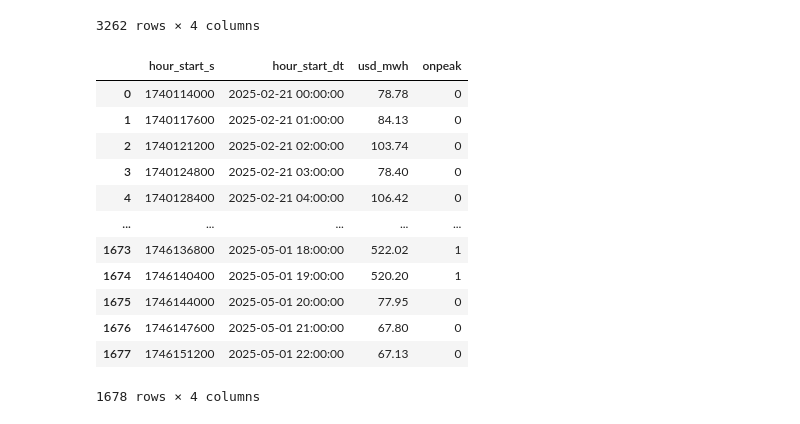
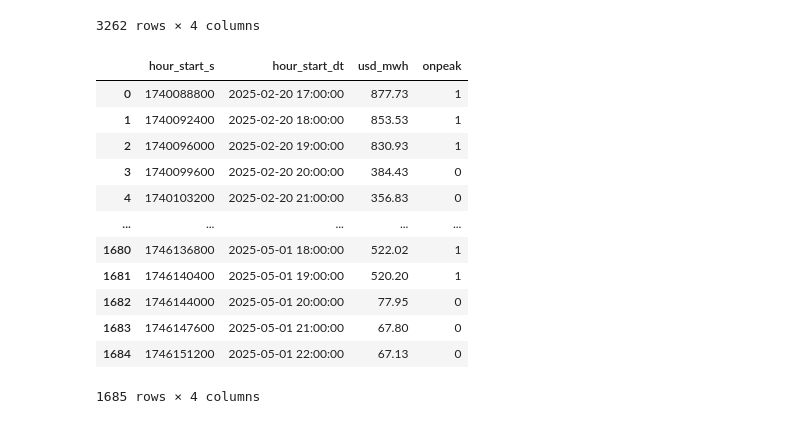
Before and after one commit to thegridelectric/visualizer, a Jupyter notebook: visualizer_api/savings.ipynb, the cells around one changed output. Drawn from its saved outputs; the diff is of its cells as text; code cells hidden in the pictures.

```diff
--- a/visualizer_api/savings.ipynb
+++ b/visualizer_api/savings.ipynb
@@ -33,34 +33,34 @@ display(energy_df)
 # %%
 df = pd.read_csv('price_forecast_dates.csv')
 data = {
     'hour_start_s': [int(x) for x in list(df['unix_s'])],
     'usd_mwh': [x+y for x,y in zip(list(df['tariff']), list(df['lmp']))],
 }
 
 data['hour_start_dt'] = [pendulum.from_timestamp(x, tz='America/New_York') for x in data['hour_start_s']]
 data['onpeak'] = [1 if x.weekday() < 5 and x.hour in [7,8,9,10,11,16,17,18,19] else 0 for x in data['hour_start_dt']]
-data['hour_start_cropped'] = [x for x in data['hour_start_dt'] if x >= pendulum.datetime(2025, 2, 21, tz='America/New_York')]
+data['hour_start_cropped'] = [x for x in data['hour_start_dt'] if x >= pendulum.datetime(2024, 9, 1, tz='America/New_York')]
 data['hour_start_cropped'] = [x.to_datetime_string() for x in data['hour_start_cropped']]
 
 offset = len(data['usd_mwh']) - len(data['hour_start_cropped'])
 data = {'hour_start_s': data['hour_start_s'][offset:], 'hour_start_dt': data['hour_start_cropped'], 'usd_mwh': data['usd_mwh'][offset:], 'onpeak': data['onpeak'][offset:]}
 
 prices_df = pd.DataFrame(data)
 display(prices_df)
 # %% [output]
 |  | hour_start_s | hour_start_dt | usd_mwh | onpeak |
-| 0 | 1740114000 | 2025-02-21 00:00:00 | 78.78 | 0 |
-| 1 | 1740117600 | 2025-02-21 01:00:00 | 84.13 | 0 |
-| 2 | 1740121200 | 2025-02-21 02:00:00 | 103.74 | 0 |
-| 3 | 1740124800 | 2025-02-21 03:00:00 | 78.40 | 0 |
-| 4 | 1740128400 | 2025-02-21 04:00:00 | 106.42 | 0 |
+| 0 | 1740088800 | 2025-02-20 17:00:00 | 877.73 | 1 |
+| 1 | 1740092400 | 2025-02-20 18:00:00 | 853.53 | 1 |
+| 2 | 1740096000 | 2025-02-20 19:00:00 | 830.93 | 1 |
+| 3 | 1740099600 | 2025-02-20 20:00:00 | 384.43 | 0 |
+| 4 | 1740103200 | 2025-02-20 21:00:00 | 356.83 | 0 |
 | ... | ... | ... | ... | ... |
-| 1673 | 1746136800 | 2025-05-01 18:00:00 | 522.02 | 1 |
-| 1674 | 1746140400 | 2025-05-01 19:00:00 | 520.20 | 1 |
-| 1675 | 1746144000 | 2025-05-01 20:00:00 | 77.95 | 0 |
-| 1676 | 1746147600 | 2025-05-01 21:00:00 | 67.80 | 0 |
-| 1677 | 1746151200 | 2025-05-01 22:00:00 | 67.13 | 0 |
+| 1680 | 1746136800 | 2025-05-01 18:00:00 | 522.02 | 1 |
+| 1681 | 1746140400 | 2025-05-01 19:00:00 | 520.20 | 1 |
+| 1682 | 1746144000 | 2025-05-01 20:00:00 | 77.95 | 0 |
+| 1683 | 1746147600 | 2025-05-01 21:00:00 | 67.80 | 0 |
+| 1684 | 1746151200 | 2025-05-01 22:00:00 | 67.13 | 0 |
-1678 rows × 4 columns
+1685 rows × 4 columns
 # %%
 merged_df = pd.merge(energy_df, prices_df, on='hour_start_dt', how='outer')
 
```
Also changed, not shown: parts of 2 cells of this notebook, 2 other files.
